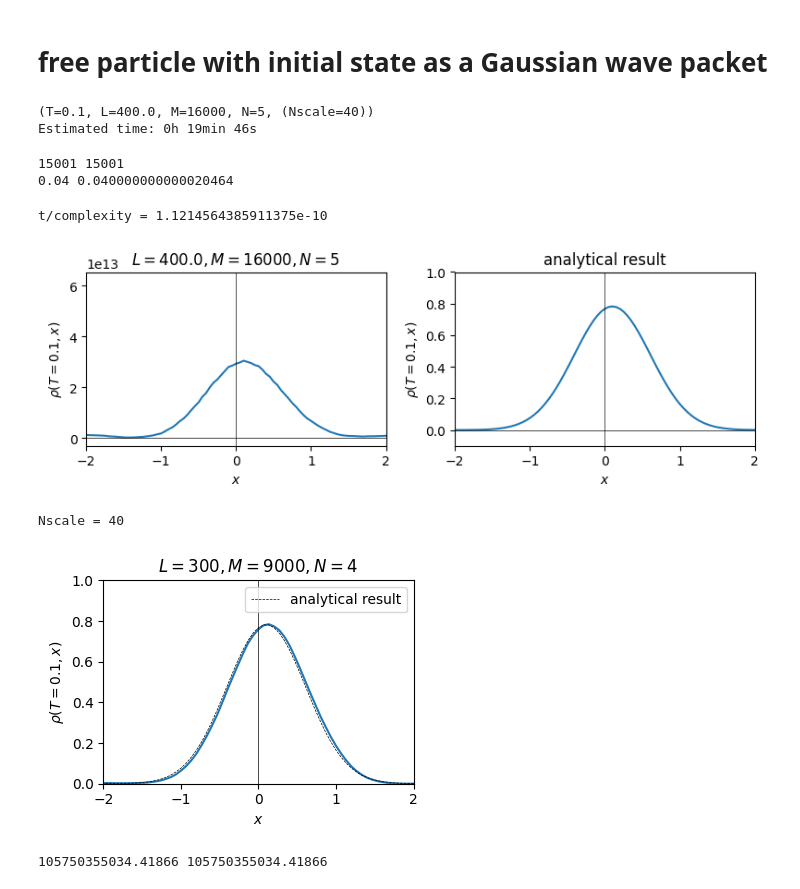
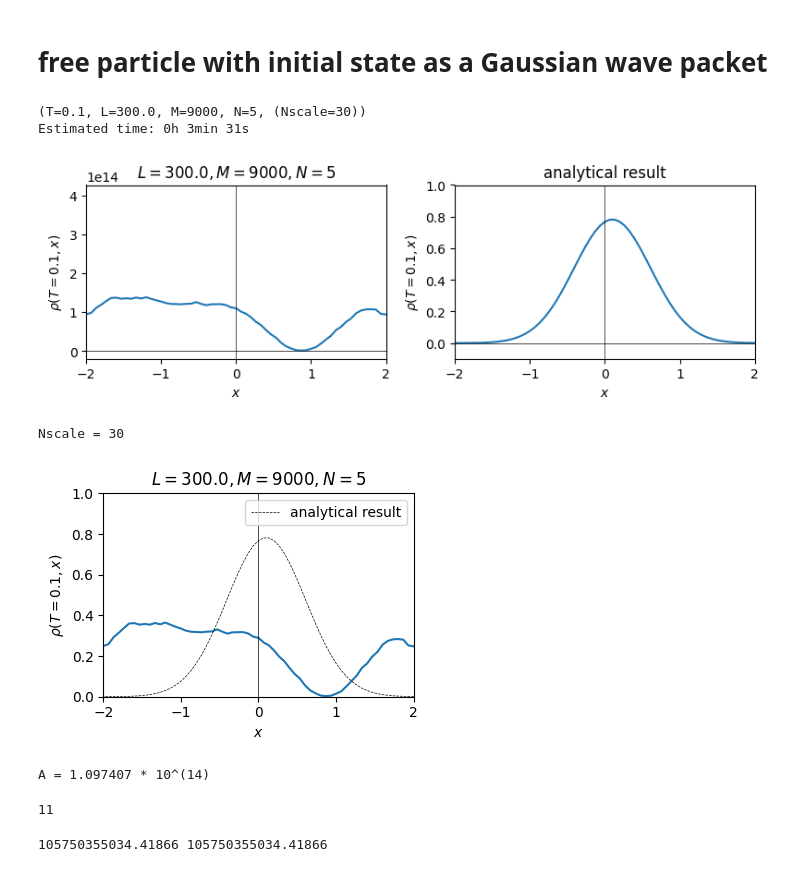
Before and after one commit to siyang03/numerical-path-integral, a Jupyter notebook: path integral 2.ipynb, the cells around one changed output. Cells and saved outputs as stored; diff of their text form; code cells hidden in the pictures.

Commit message:
Gaussian wave packet

```diff
--- a/path integral 2.ipynb
+++ b/path integral 2.ipynb
@@ -7,9 +7,9 @@ import time
 # free particle with initial state as a Gaussian wave packet
 # %%
 T = 0.1
-Nscale = 40
+Nscale = 30
 L = Nscale*100*T
-N = int(T * Nscale + 1)
+N = int(T * Nscale * 1.5 + 1)
 M = int(L * Nscale)
 x = np.linspace(-L, L, M + 1)
 dx = 2*L/M
@@ -22,14 +22,8 @@ seconds = int(time_seconds % 60)
 print(f'(T='+f'{T}'+', L='+f'{L}'+', M='+f'{M}'+', N='+f'{N}'+', (Nscale='+f'{Nscale}'+'))')
 print(f"Estimated time: {hours}h {minutes}min {seconds}s")
 # %% [output]
-(T=0.1, L=400.0, M=16000, N=5, (Nscale=40))
-Estimated time: 0h 19min 46s
+(T=0.1, L=300.0, M=9000, N=5, (Nscale=30))
+Estimated time: 0h 3min 31s
-# %%
-print(len(x), M + 1)
-print(dx, x[1] - x[0])
-# %% [output]
-15001 15001
-0.04 0.040000000000020464
 # %%
 k0 = 1
 m = 1
@@ -48,20 +42,22 @@ K = np.array(K)
 x = np.asarray(x)
 X_i, X_j = np.meshgrid(x, x, indexing='ij')
 K = (m / (2 * np.pi * 1j * dt))**0.5 * np.exp(1j * (m / 2 * (X_i - X_j)**2 / dt))
+#print(f'condition(K) = {np.linalg.cond(K)}')
 
 run_time_start = time.time()
 #KpowerN = K
 #for i in range(N):
 #    KpowerN = KpowerN @ K # K^{N + 1}
-KpowerN = np.linalg.matrix_power(K, N+1)
+#KpowerN = np.linalg.matrix_power(K, N+1)
+psi_final = psi_0
+for i in range(N+1):
+    psi_final = dx * K @ psi_final
 run_time_end = time.time()
 
-psi_final = dx**(N + 1) * KpowerN @ psi_0
+#si_final = dx**(N + 1) * KpowerN @ psi_0
 
 print(f't/complexity = {(run_time_end-run_time_start)/(np.log(N) * M**3)}')
 np.save('data/(T='+f'{T}'+', L='+f'{L}'+', M='+f'{M}'+', N='+f'{N}'+', (Nscale='+f'{Nscale}'+')) - psi_final.npy', psi_final)
-# %% [output]
-t/complexity = 1.1214564385911375e-10
 # %%
 psi_final = np.load('data/(T='+f'{T}'+', L='+f'{L}'+', M='+f'{M}'+', N='+f'{N}'+', (Nscale='+f'{Nscale}'+')) - psi_final.npy')
 rho_final = (psi_final.real)**2 + (psi_final.imag)**2
@@ -88,14 +84,14 @@ axes[1].set_xlabel('$x$')
 axes[1].set_ylabel('$\\rho(T = '+f'{T}'+', x)$')
 
 plt.tight_layout()
-plt.savefig('path integral numerically of a free particle with initial state as a Gaussian wave packet and T='+f'{T}'+'.pdf', format='pdf')
+plt.savefig('path integral numerically of a free particle with initial state as a Gaussian wave packet and T='+f'{T}'+' (L='+f'{L}'+', M='+f'{M}'+', N='+f'{N}'+').pdf', format='pdf')
 plt.show()
 print(f'Nscale = {Nscale}')
 # %% [output]
-[figure, old version]
+[figure, new version]
-Nscale = 40
+Nscale = 30
 # %%
-load = 1
+load = 0
 if load == 0:
     psi_final = np.load('data/(T='+f'{T}'+', L='+f'{L}'+', M='+f'{M}'+', N='+f'{N}'+', (Nscale='+f'{Nscale}'+')) - psi_final.npy')
 else: # load == 1
@@ -106,35 +102,43 @@ else: # load == 1
     N=4
 
 rho_final = (psi_final.real)**2 + (psi_final.imag)**2
 xmax = 2
 x = np.linspace(-L, L, M+1)
 dx = 2*L/M
 rho_renormalized = []
 for i in range(len(psi_final)):
     if x[i] + dx > - xmax and x[i] - dx < xmax:
         rho_renormalized.append(rho_final[i])
     else:
         rho_renormalized.append(0)
 rho_renormalized = np.array(rho_renormalized)
 A = sum(rho_renormalized) * dx
 rho_renormalized = rho_renormalized / A
 fig, ax = plt.subplots(figsize=(4,3))
 ax.plot(x, rho_renormalized)
 psi_analytically = (2/np.pi)**(1/4) * np.sqrt(m/(m + 1j * 2 * T)) * np.exp(m/(m + 1j * 2 * T) * (- x**2 + 1j * k0 * x) - 1j * k0**2 / (2 * (m + 1j * 2 * T)) * T)
 rho_analytically = (psi_analytically.real)**2 + (psi_analytically.imag)**2
 ax.plot(x, rho_analytically, linestyle='--', linewidth=0.5, color='black', label='analytical result')
 ax.axvline(x=0, linestyle='-', linewidth=0.5, color='black')
 ax.set_title('$L = '+f'{L}'+', M = '+f'{M}'+', N = '+f'{N}$')
 ax.set_xlabel('$x$')
 ax.set_ylabel('$\\rho(T = '+f'{T}'+', x)$')
 ax.set_xlim(-xmax, xmax)
 ax.set_ylim(0, 1)
 ax.legend()
 plt.tight_layout()
-plt.savefig('path integral numerically (renormalized) of a free particle with initial state as a Gaussian wave packet and T='+f'{T}'+'.pdf', format='pdf')
+plt.savefig('path integral numerically (normalized) of a free particle with initial state as a Gaussian wave packet and T='+f'{T}'+' (L='+f'{L}'+', M='+f'{M}'+', N='+f'{N}'+').pdf', format='pdf')
 plt.show()
+
+Ascale = int(np.log(rho_final[int(M/2)])/np.log(10))
+print(f'A = {(rho_final[int(M/2)] / 10**Ascale):1f} * 10^({Ascale})')
 # %% [output]
-[figure, old version]
+[figure, new version]
+A = 1.097407 * 10^(14)
+# %%
+int(11.99)
+# %% [output]
+11
 # %%
 psi_renormalized = np.array(rho_renormalized)
 A = sum(rho_renormalized) * dx
```
Also changed, not shown: 29 other files.
